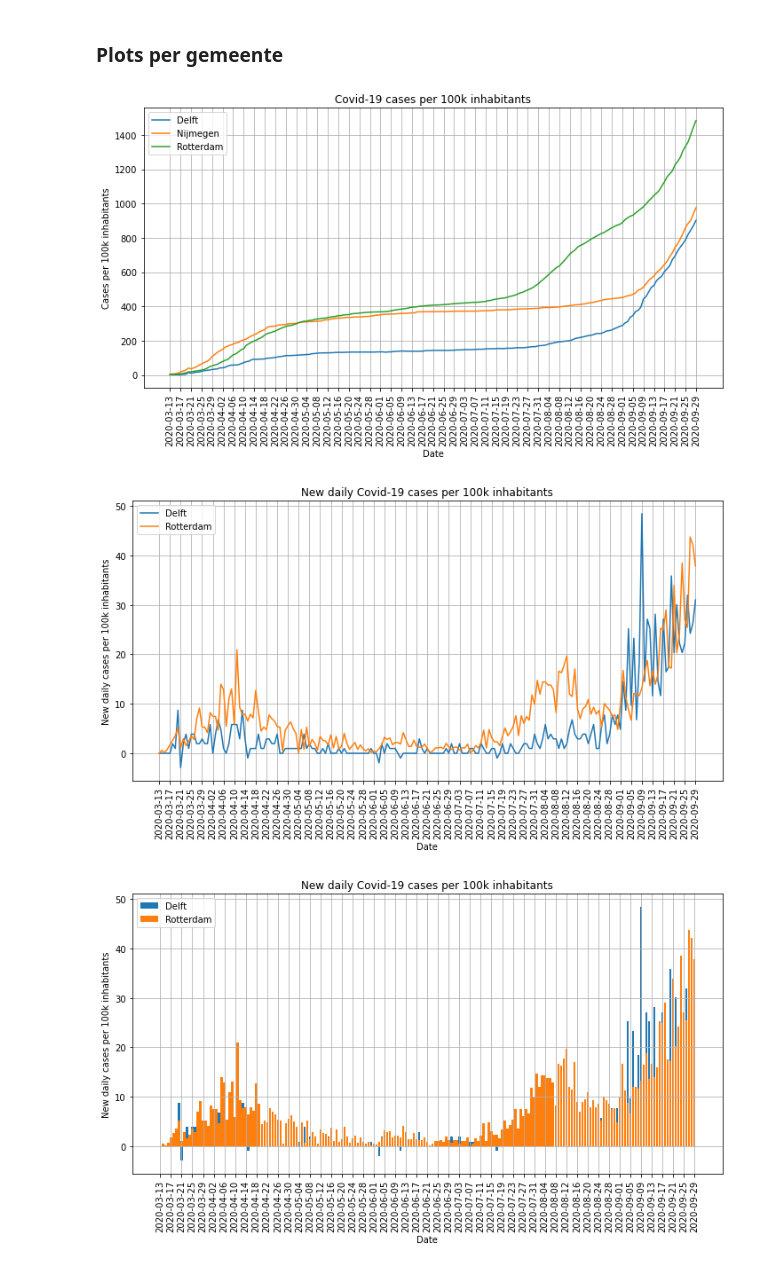
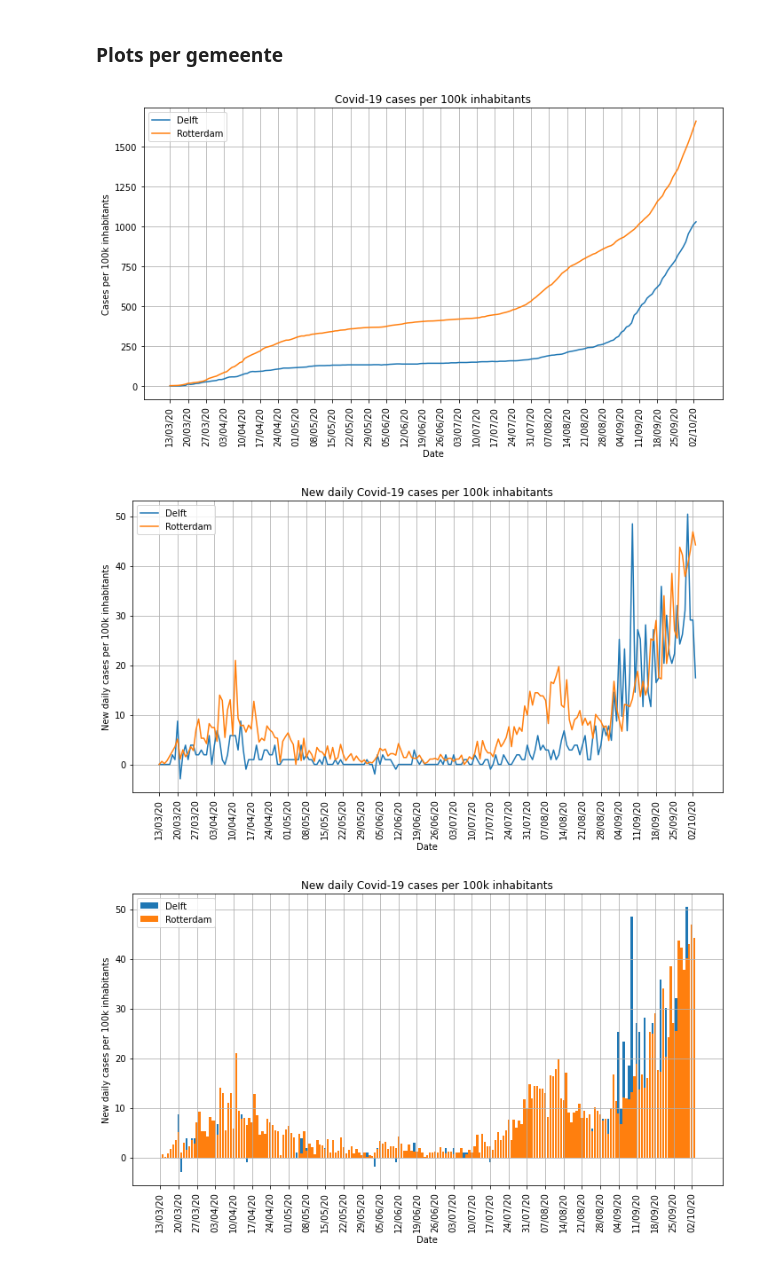
Before and after one commit to tom-py/covid-19_cases_netherlands, a Jupyter notebook: Covid-19_cases_per_city_Netherlands.ipynb, the cells around one changed output. Cells and saved outputs as stored; diff of their text form; code cells hidden in the pictures.

Commit message:
Converted index to datetime and modified xticks in the plots

```diff
--- a/Covid-19_cases_per_city_Netherlands.ipynb
+++ b/Covid-19_cases_per_city_Netherlands.ipynb
@@ -27,8 +27,8 @@ for date in df.index:
 df.index = l
 for val in ['Total_reported','Hospital_admission','Deceased']:
     df[val] = df[val].astype('int')
-#Remove hour value from the index since it is irrelevant
-
+#Convert the index to datetime
+df.index = pd.to_datetime(df.index)
 #Add column for new daily cases
 index_length = len(df.index)
 days = len(df.index.unique())
@@ -95,6 +95,13 @@ def plot_city(city,df,population,column,normalization=False,kind='line'):
 
 def get_city(df,city):
     return df.loc[df['Municipality_name'] == city]
+
+def set_ticks(freq,df):
+    #Get the ticks to use, one per week
+    ticks_to_use = df.index.unique()[::freq]
+    #Set format of labels
+    labels = [ i.strftime("%d/%m/%y") for i in ticks_to_use ]
+    return ticks_to_use,labels
 # %% [markdown]
 ### National data plots
 # %%
@@ -165,56 +180,67 @@ plt.tight_layout()
 ### Plots per gemeente
 # %%
 plt.figure(figsize=(10,6))
+ax = plt.gca()
 
 normalize = True
 plot_city('Delft',df,population,'Total_reported',normalize)
-plot_city('Nijmegen',df,population,'Total_reported',normalize)
 plot_city('Rotterdam',df,population,'Total_reported',normalize)
 
+ticks_to_use, labels = set_ticks(7,df)
+ax.set_xticks(ticks_to_use)
+ax.set_xticklabels(labels)
 plt.xticks(rotation=90)
-plt.xticks(np.arange(0, days,4))
+
 plt.legend()
-
 plt.title('Covid-19 cases per 100k inhabitants' if normalize else 'Covid-19 cases')
 plt.xlabel('Date')
 plt.ylabel('Cases per 100k inhabitants' if normalize else 'Cases')
 plt.grid()
 plt.tight_layout()
+plt.show()
 # %% [output]
-[figure, old version]
+[figure, new version]
 # %%
 plt.figure(figsize=(10,6))
+ax = plt.gca()
 
 normalize = True
 plot_city('Delft',df,population,'New_cases',normalize)
 plot_city('Rotterdam',df,population,'New_cases',normalize)
 
-
-plt.xticks(rotation=90)
-plt.xticks(np.arange(0, days,4))
 plt.legend()
 plt.title('New daily Covid-19 cases per 100k inhabitants' if normalize else 'New daily Covid-19 cases')
 plt.xlabel('Date')
 plt.ylabel('New daily cases per 100k inhabitants' if normalize else 'New Daily Covid-19 cases')
 
+ticks_to_use, labels = set_ticks(7,df)
+ax.set_xticks(ticks_to_use)
+ax.set_xticklabels(labels)
+plt.xticks(rotation=90)
+
 plt.grid()
 plt.tight_layout()
 # %% [output]
-[figure, old version]
+[figure, new version]
 # %%
 plt.figure(figsize=(10,6))
+ax = plt.gca()
 
 normalize = True
 plot_city('Delft',df,population,'New_cases',normalize,'bar')
 plot_city('Rotterdam',df,population,'New_cases',normalize,'bar')
 
-plt.xticks(rotation=90)
-plt.xticks(np.arange(0, days,4))
 plt.legend()
 plt.title('New daily Covid-19 cases per 100k inhabitants' if normalize else 'New daily Covid-19 cases')
 plt.xlabel('Date')
 plt.ylabel('New daily cases per 100k inhabitants' if normalize else 'New Daily Covid-19 cases')
+
+ticks_to_use, labels = set_ticks(7,df)
+ax.set_xticks(ticks_to_use)
+ax.set_xticklabels(labels)
+plt.xticks(rotation=90)
+
 plt.grid()
 plt.tight_layout()
 # %% [output]
-[figure, old version]
+[figure, new version]
```
Also changed, not shown: parts of 2 cells of this notebook.
